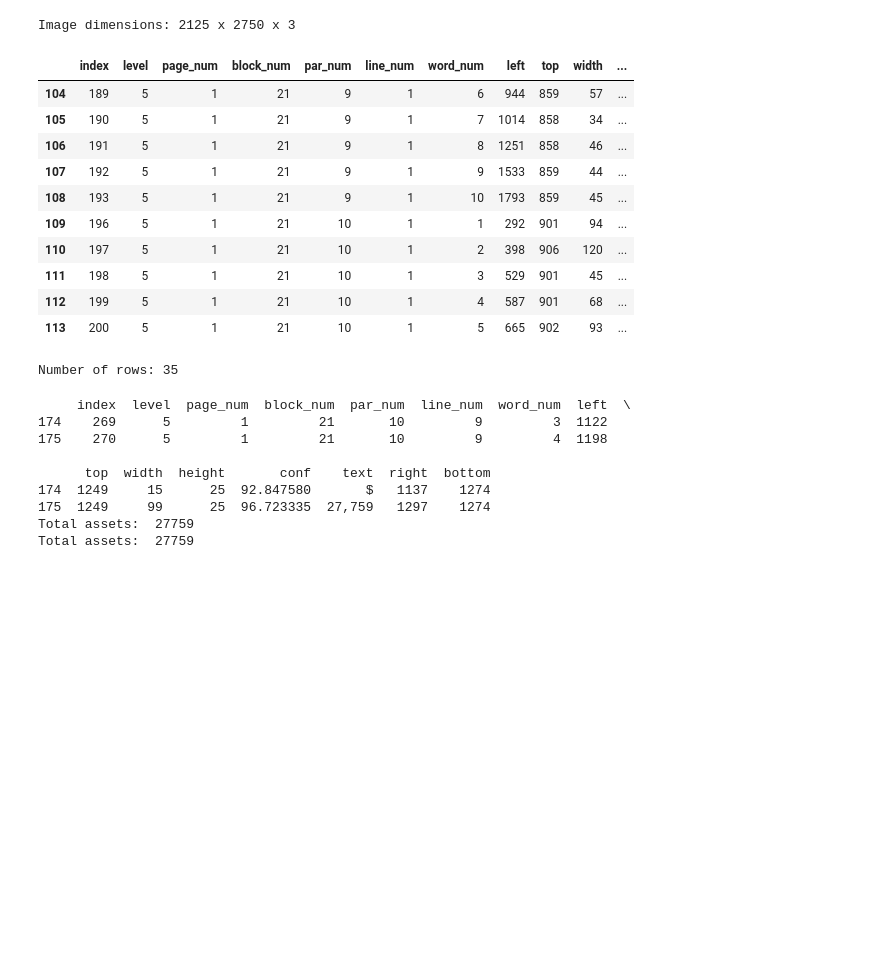
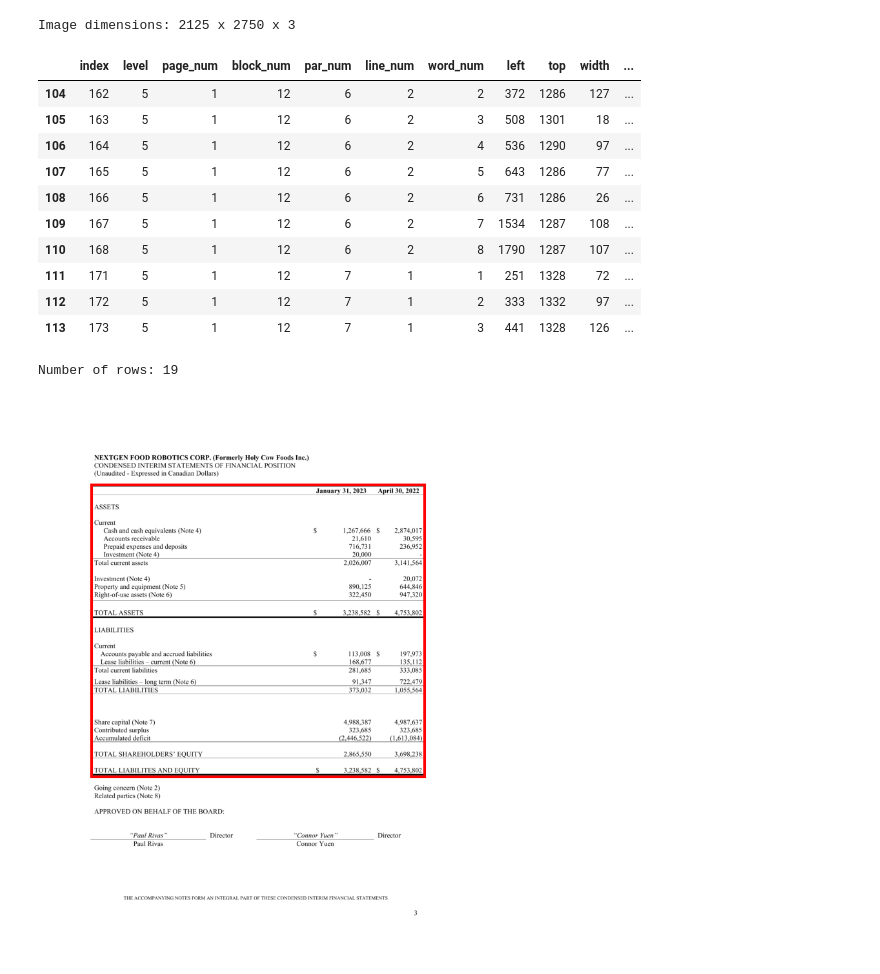
Before and after one commit to laubryan/FP-Robospreader, a Jupyter notebook: prototype.ipynb, the cells around one changed output. Cells and saved outputs as stored; diff of their text form; code cells hidden in the pictures; blank space fills up the shorter version.

```diff
--- a/prototype.ipynb
+++ b/prototype.ipynb
@@ -1,6 +1,6 @@
 # %%
 # DEBUG: Plot page element boxes
-def draw_page_boxes(page_image, table_location=None, row_boxes=None, column_boxes=None):
+def draw_page_boxes(page_image, table_location=None, row_boxes=None, column_boxes=None, line_width=0.5):
 
 	# Draw page
 	fig, ax = plt.subplots()
@@ -14,19 +14,19 @@ def draw_page_boxes(page_image, table_location=None, row_boxes=None, column_boxe
 	if table_location:
 		padding = 4
 		(tl_xmin, tl_ymin, tl_xmax, tl_ymax) = table_location
-		ax.add_patch(plt.Rectangle((tl_xmin - padding, tl_ymin - padding), tl_xmax - tl_xmin + padding * 2, tl_ymax - tl_ymin + padding * 2, fill=False, color=[1, 0, 0], linewidth=0.5))
+		ax.add_patch(plt.Rectangle((tl_xmin - padding, tl_ymin - padding), tl_xmax - tl_xmin + padding * 2, tl_ymax - tl_ymin + padding * 2, fill=False, color=[1, 0, 0], linewidth=line_width))
 
 	# Draw row boxes
 	if row_boxes:
 		for i, box in enumerate(row_boxes):
 			(xmin, ymin, xmax, ymax) = box
-			ax.add_patch(plt.Rectangle((xmin, ymin), xmax - xmin, ymax - ymin, fill=False, color=COLORS[0], linewidth=0.5))
+			ax.add_patch(plt.Rectangle((xmin, ymin), xmax - xmin, ymax - ymin, fill=False, color=COLORS[0], linewidth=line_width))
 
 	# Draw column boxes
 	if column_boxes:
 		for i, box in enumerate(column_boxes):
 			(xmin, ymin, xmax, ymax) = box
-			ax.add_patch(plt.Rectangle((xmin, ymin), xmax - xmin, ymax - ymin, fill=False, color=COLORS[i % len(COLORS)], linewidth=2))
+			ax.add_patch(plt.Rectangle((xmin, ymin), xmax - xmin, ymax - ymin, fill=False, color=COLORS[i % len(COLORS)], linewidth=line_width))
 # %%
 #
 # Processing functions
@@ -276,6 +276,9 @@ def identify_table_columns(binarized_image, table_location, page_text_df, num_ro
 	# Sort columns left to right
 	column_boxes = sorted(column_boxes, key=lambda box: box[0])
 
+	# DEBUG: Plot all rows on a single image
+	draw_page_boxes(binarized_image, None, None, column_boxes)
+
 	# Merge overlapping columns
 	overlap_threshold = 0.2
 	output_columns = []
@@ -436,19 +439,10 @@ def parse_rows(page_image, row_boxes, column_boxes, page_text_df):
 			(page_text_df["top"] >= data_cell_box[1]) &
 			(page_text_df["bottom"] <= data_cell_box[3])
 			]
-
-		# DEBUG
-		if label_text == "Total assets":
-			print(data_text_series)
-
 		data_text = " ".join(data_text_series["text"]).strip()
 
 		# Strip non-value characters from all elements
 		data_text = re.sub(r"[^0-9(). ]+", "", data_text)
-
-		# DEBUG
-		if label_text == "Total assets":
-			print(f"Total assets: {data_text}")
 
 		# Strip mismatched parentheses
 		if "(" in data_text and ")" not in data_text:
@@ -462,6 +456,9 @@ def parse_rows(page_image, row_boxes, column_boxes, page_text_df):
 		# Assemble row
 		row_element = { "label": label_text, "value": data_text, "cell_image": data_image }
 		row_elements.append(row_element)
+
+	# DEBUG: Plot all rows on a single image
+	draw_page_boxes(binarized_image, None, row_boxes, None)
 
 	# Assemble rows bundle
 	num_rows = len(row_elements)
@@ -528,10 +525,6 @@ def process_image(page_image):
 		# Convert cell  to base64 audio
 		cell_audio_string = create_audio_string(element["value"])
 
-		# DEBUG
-		if element["label"] == "Total assets":
-			print(f'{element["label"]}: {element["value"]}')
-
 		# Assemble data element
 		validation_data.append({"label": element["label"], "extracted_value": element["value"], "cell_image": cell_image_string, "audio": cell_audio_string })
 
@@ -575,10 +568,10 @@ import fitz # This is actually PyMuPDF
 
 # Specify financial statement filename
 # statement_filename, page_index = "../statements/407 International - March 31 2021.pdf", 1
-statement_filename, page_index = "../statements/Air Canada - December 31 2019.pdf", 6
+# statement_filename, page_index = "../statements/Air Canada - December 31 2019.pdf", 6
 # statement_filename, page_index = "../statements/BCE - Financial Report - 2020-2022.pdf", 82
 # statement_filename, page_index = "../statements/Better Life Pharma Inc - Jan 31 Oct 31 2022.pdf", 2
-# statement_filename, page_index = "../statements/NextGen Food Robotics Corp - 2022-04-30 - 2023-01-31..pdf", 2
+statement_filename, page_index = "../statements/NextGen Food Robotics Corp - 2022-04-30 - 2023-01-31..pdf", 2
 # statement_filename, page_index = "../statements/Rogers - Q1-2020.pdf", 3
 # statement_filename, page_index = "../statements/Starbucks - Annual Report - 2020.pdf", 53
 
@@ -590,50 +583,45 @@ statement_page = statement_doc[page_index].get_pixmap(dpi=250)
 # Convert PDF page to image
 page_pixmap = statement_page #s[page_index]
 page_image = Image.frombytes("RGB", [page_pixmap.width, page_pixmap.height], page_pixmap.samples)
 
 # Parse image dimensions
 page_width = page_image.width
 page_height = page_image.height
 page_depth = 3
 
 # Binarize image
 binarized_array = global_adaptive_thresholding(page_image, page_height, page_width, page_depth)
 
 # Display image
 binarized_image = Image.fromarray(binarized_array).convert("RGB")
 
 # Segment table
 table_location = segment_table(binarized_image)
 
+# DEBUG: Draw table location
+draw_page_boxes(page_image, table_location, None, None, 3)
+
 # Display image
 # display_ratio = page_image.width / 500
 # display_size = (int(page_image.width / display_ratio), int(page_image.height / display_ratio))
 # display_image = page_image.resize(display_size)
 # display(display_image)
 
 # Process page image
 validation_data = process_image(page_image)
 #display(validation_data)
 # %% [output]
 Image dimensions: 2125 x 2750 x 3
 |  | index | level | page_num | block_num | par_num | line_num | word_num | left | top | width | ... |
-| 104 | 189 | 5 | 1 | 21 | 9 | 1 | 6 | 944 | 859 | 57 | ... |
-| 105 | 190 | 5 | 1 | 21 | 9 | 1 | 7 | 1014 | 858 | 34 | ... |
-| 106 | 191 | 5 | 1 | 21 | 9 | 1 | 8 | 1251 | 858 | 46 | ... |
-| 107 | 192 | 5 | 1 | 21 | 9 | 1 | 9 | 1533 | 859 | 44 | ... |
-| 108 | 193 | 5 | 1 | 21 | 9 | 1 | 10 | 1793 | 859 | 45 | ... |
-| 109 | 196 | 5 | 1 | 21 | 10 | 1 | 1 | 292 | 901 | 94 | ... |
-| 110 | 197 | 5 | 1 | 21 | 10 | 1 | 2 | 398 | 906 | 120 | ... |
-| 111 | 198 | 5 | 1 | 21 | 10 | 1 | 3 | 529 | 901 | 45 | ... |
-| 112 | 199 | 5 | 1 | 21 | 10 | 1 | 4 | 587 | 901 | 68 | ... |
-| 113 | 200 | 5 | 1 | 21 | 10 | 1 | 5 | 665 | 902 | 93 | ... |
+| 104 | 162 | 5 | 1 | 12 | 6 | 2 | 2 | 372 | 1286 | 127 | ... |
+| 105 | 163 | 5 | 1 | 12 | 6 | 2 | 3 | 508 | 1301 | 18 | ... |
+| 106 | 164 | 5 | 1 | 12 | 6 | 2 | 4 | 536 | 1290 | 97 | ... |
+| 107 | 165 | 5 | 1 | 12 | 6 | 2 | 5 | 643 | 1286 | 77 | ... |
+| 108 | 166 | 5 | 1 | 12 | 6 | 2 | 6 | 731 | 1286 | 26 | ... |
+| 109 | 167 | 5 | 1 | 12 | 6 | 2 | 7 | 1534 | 1287 | 108 | ... |
+| 110 | 168 | 5 | 1 | 12 | 6 | 2 | 8 | 1790 | 1287 | 107 | ... |
+| 111 | 171 | 5 | 1 | 12 | 7 | 1 | 1 | 251 | 1328 | 72 | ... |
+| 112 | 172 | 5 | 1 | 12 | 7 | 1 | 2 | 333 | 1332 | 97 | ... |
+| 113 | 173 | 5 | 1 | 12 | 7 | 1 | 3 | 441 | 1328 | 126 | ... |
-Number of rows: 35
+Number of rows: 19
-     index  level  page_num  block_num  par_num  line_num  word_num  left  \
-174    269      5         1         21       10         9         3  1122
-175    270      5         1         21       10         9         4  1198
-
-      top  width  height       conf    text  right  bottom
-174  1249     15      25  92.847580       $   1137    1274
-175  1249     99      25  96.723335  27,759   1297    1274
-Total assets:  27759
-Total assets:  27759
+[figure, added]
```
Also changed, not shown: parts of 1 cell of this notebook, 1 other file.
